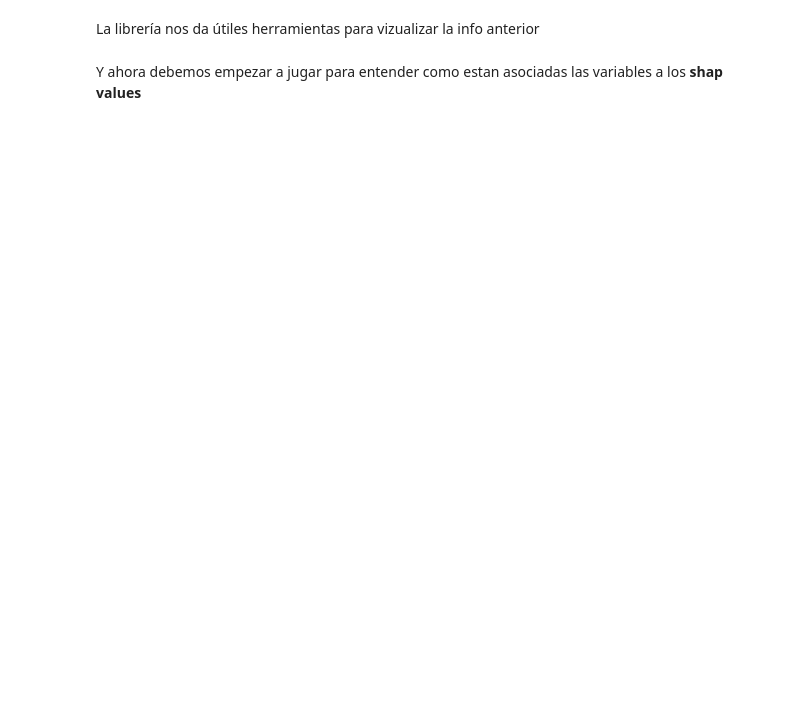
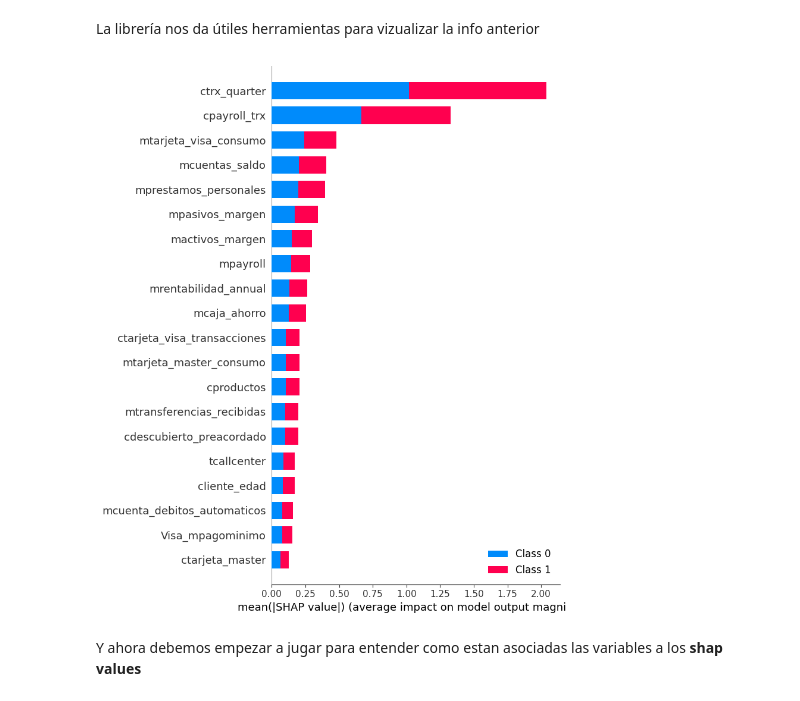
Before and after one commit to manuelMedinaVega/labo, a Jupyter notebook: src/monday/z1001_SHAP.ipynb, the cells around one changed output. Saved outputs shown, nothing was run; the diff lists cells and outputs as text; code cells hidden in the pictures; blank space fills up the shorter version.

```diff
--- a/src/monday/z1001_SHAP.ipynb
+++ b/src/monday/z1001_SHAP.ipynb
@@ -16,7 +14,7 @@ ModuleNotFoundError: No module named 'lightgbm'
 # %% [markdown]
 Cargamos con **pandas** lentamente el dataset. Sólo vamos a trabajar con el primer conjunto de datos que es el más pequeño. Con un poco más de paciencia podrá usar los conjuntos más pesados.
 # %%
-df_train = pd.read_csv("C:\Users\manuel\Documents\m_d_m\dmef\datasets\competencia1_2022.csv")
+df_train = pd.read_csv("../../../datasets/competencia1_2022.csv")
 
 Xtrain = df_train[df_train["foto_mes"] == 202101]
 ytrain = Xtrain["clase_ternaria"].map(lambda x: 0 if x == "CONTINUA" else 1)
@@ -77,7 +137,9 @@ shap_importancias
 # %% [markdown]
 La librería nos da útiles herramientas para vizualizar la info anterior
 # %%
-shap.summary_plot(shap_values, Xbajas)
+summary_plot = shap.summary_plot(shap_values, Xbajas)
+# %% [output]
+[figure, added]
 # %% [markdown]
 Y ahora debemos empezar a jugar para entender como estan asociadas las variables a los **shap values**
 # %%
```
Also changed, not shown: parts of 27 cells of this notebook, 7 other files.
